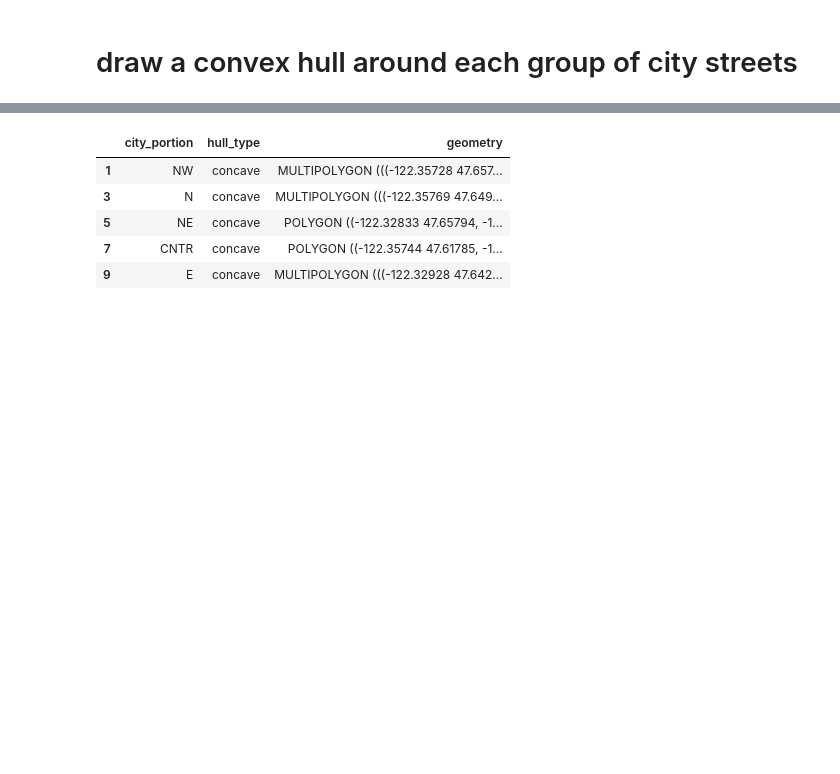
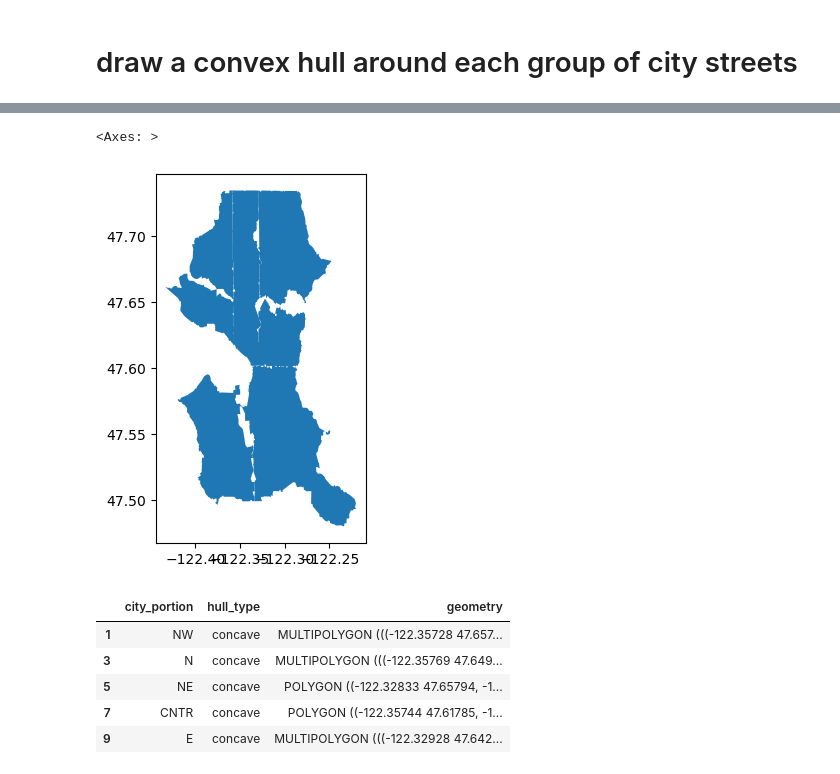
Before and after one commit to mike-babb/seattle_streets, a Jupyter notebook: code/step_02_export_nodes_seattle_streets.ipynb, the cells around one changed output, grey strips where cells are left out. Cells and saved outputs as stored; diff of their text form; code cells hidden in the pictures; blank space fills up the shorter version.

```diff
--- a/code/step_02_export_nodes_seattle_streets.ipynb
+++ b/code/step_02_export_nodes_seattle_streets.ipynb
@@ -249,19 +251,27 @@ for cp in gdf['city_portion'].unique().tolist():
     print(cp)
     temp_geoms = gdf.loc[gdf['city_portion'] == cp, 'geometry']
 
-    # create the convex hull
-    geoms = shapely.unary_union(geometries = temp_geoms)
-    cvx_hull = shapely.convex_hull(geometry = geoms)
+    # create the convex hull around the points
+    #geoms = shapely.unary_union(geometries = temp_geoms)
+    geom_point_list = []
+    point_list = []
+    for curr_line in temp_geoms:
+        for curr_coords in curr_line.coords:
+            geom_point_list.append(Point(curr_coords))
+            point_list.append(curr_coords)
+
+    cvx_hull = shapely.convex_hull(geometry = MultiPoint(geom_point_list))
+    print(type(cvx_hull))
 
     temp_list = [cp, 'convex']
     data_list.append(temp_list)
     geom_list.append(cvx_hull)
 
     # create a concave hull
-    point_list = []
-    for curr_line in temp_geoms:
-        for curr_coords in curr_line.coords:
-            point_list.append(curr_coords)
+    #point_list = []
+    #for curr_line in temp_geoms:
+    #    for curr_coords in curr_line.coords:
+    #        point_list.append(curr_coords)
     # create a concave hull
     ch = concave_hull(points = point_list)
     my_poly = shapely.Polygon(ch)
@@ -301,4 +331,9 @@ write_gdf(gdf = output_gdf, output_file_path=rc.OUTPUT_FILE_PATH,
 p_gdf = p_gdf.loc[p_gdf['hull_type'] == 'concave', :]
+# %%
+p_gdf.plot()
+# %% [output]
+<Axes: >
+[figure, added]
 # %%
 p_gdf.head()
 # %% [output]
```
Also changed, not shown: parts of 9 cells of this notebook, 6 other files.
